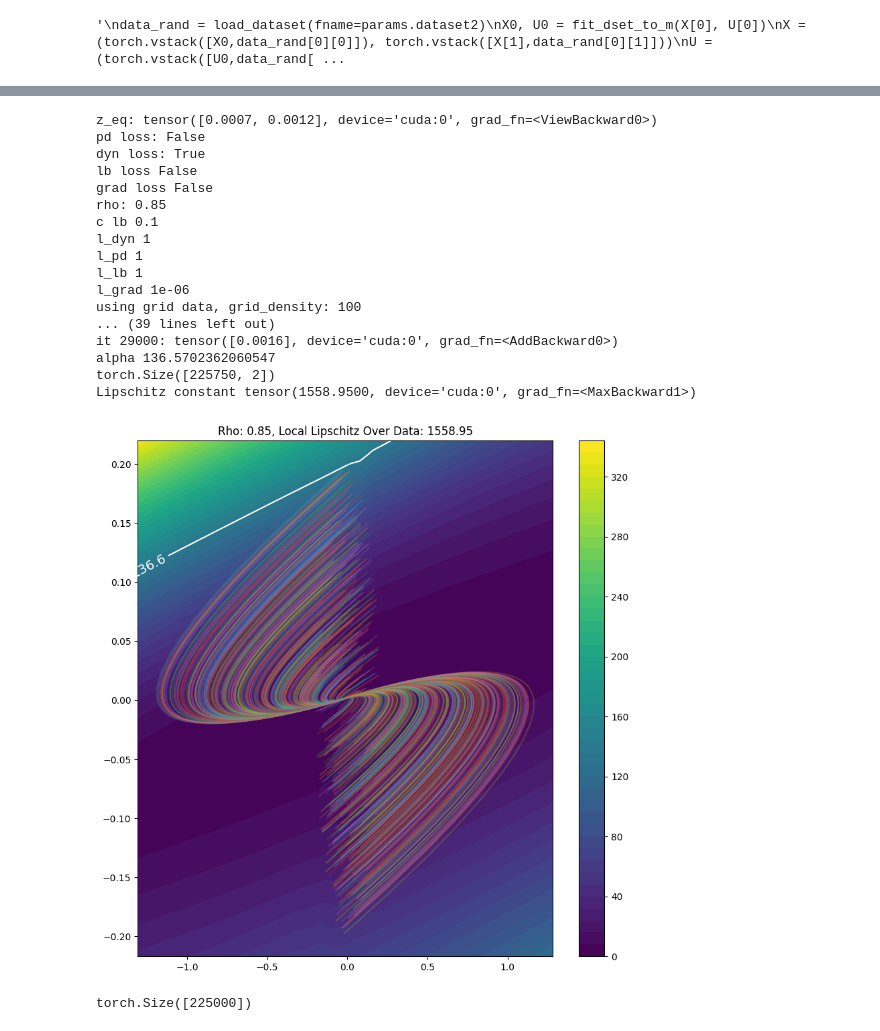
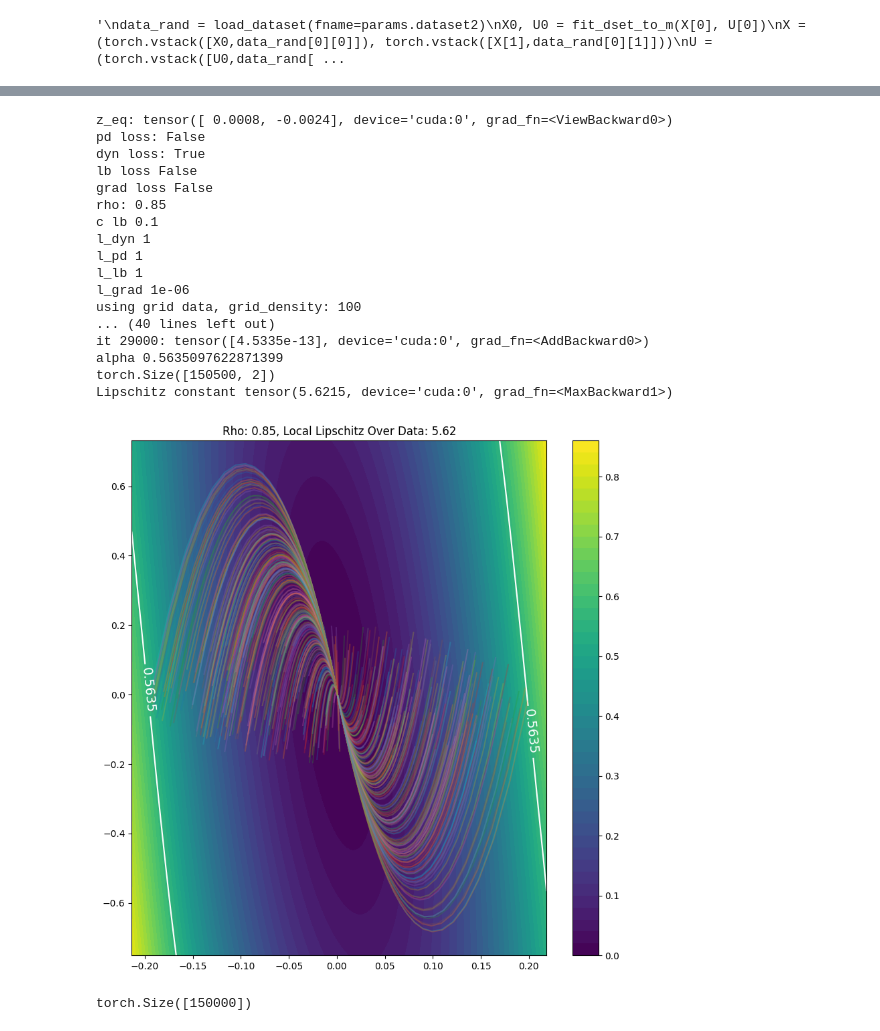
Before and after one commit to paullutkus/Latent-Representations-for-Control-Design-with-Provable-Stability-and-Safety-Guarantees, a Jupyter notebook: cartpole_lyapunov/interface3.ipynb, the cells around one changed output, grey strips where cells are left out. Cells and saved outputs as stored; diff of their text form; code cells hidden in the pictures.

Commit message:
begin final plot

```diff
--- a/cartpole_lyapunov/interface3.ipynb
+++ b/cartpole_lyapunov/interface3.ipynb
@@ -114,7 +158,8 @@ saving BASELINE.pkl
 #name = 'fwd_penalty_exp_2'
 #name = 'nontrivial_3'
 #name = 'fwd_penalty_exp_3'
-name = 'BASELINE'
+#name = 'BASELINE'
+name = 'reduced_range'
 exp = load_experiment(name)
 plot_experiment_new(exp)
 # %% [output]
@@ -128,5 +173,5 @@ plot_experiment_new(exp)
 # %%
-config_idx = 2#2
+config_idx = 0#2
 run_idx = 0#1
 #best_model_idx = np.argmax(exp['completion_rate'][config_idx][1][run_idx])
 #best_model_idx = np.argmin(exp['gamma'][config_idx][1][run_idx])
@@ -236,7 +252,7 @@ r_test = r #1e-3 #5e-3
 rz_init = 0.2 # BEST 0.2 0.2 #0.1 #0.02 #0.080 #0.005
 #rx_init = rz_init
 #rz_proj_init = 0.06
-n_traj = 750 #500 #3000 #250 350 1000
+n_traj = 500 #500 #3000 #250 350 1000
 T = 300
 b = ae.encode(torch.tensor(4*[0.,])).cpu().detach().numpy()
 
@@ -276,37 +296,37 @@ gamma backward 0.57498765
 # %%
 ###############################
 ### Learn Lyapunov Function ###
 ###############################
 
 from controls import mlp_lyapunov, mlp_lyapunov_reparam
 from experiments import load_experiment
 from theorem_tools import plot_violation, plot_figure
 
+#z_eq = torch.tensor([0.,0.]).float()
 z_eq = ae.encode(torch.tensor([0.,0.,0.,0]).float())
-#z_eq = torch.tensor([0.,0.]).float()
 print("z_eq:", z_eq)
 rho = 0.85 #0.85 #0.80 #0.75
 features = 256
-parameterization = "ellipse" #"ellipse"
+parameterization = "general" #"ellipse"
 V, rho, alpha, lip = mlp_lyapunov_reparam(z_data, epochs=int(3e4), lr=2e-4, grid_dens=100, rho=rho, z_eq=z_eq, parameterization=parameterization, features=256) #ep 0.5e4
 plot_violation(V, rho, torch.tensor(z_data), ae, lip.item(), gamma_fwd, alpha/6, plot_contours=False)
 # %% [output]
-z_eq: tensor([0.0007, 0.0012], device='cuda:0', grad_fn=<ViewBackward0>)
+z_eq: tensor([ 0.0008, -0.0024], device='cuda:0', grad_fn=<ViewBackward0>)
 pd loss: False
 dyn loss: True
 lb loss False
 grad loss False
 rho: 0.85
 c lb 0.1
 l_dyn 1
 l_pd 1
 l_lb 1
 l_grad 1e-06
 using grid data, grid_density: 100
-... (39 lines left out)
-it 29000: tensor([0.0016], device='cuda:0', grad_fn=<AddBackward0>)
-alpha 136.5702362060547
-torch.Size([225750, 2])
-Lipschitz constant tensor(1558.9500, device='cuda:0', grad_fn=<MaxBackward1>)
+... (40 lines left out)
+it 29000: tensor([4.5335e-13], device='cuda:0', grad_fn=<AddBackward0>)
+alpha 0.5635097622871399
+torch.Size([150500, 2])
+Lipschitz constant tensor(5.6215, device='cuda:0', grad_fn=<MaxBackward1>)
-[figure, old version]
+[figure, new version]
-torch.Size([225000])
+torch.Size([150000])
```
Also changed, not shown: parts of 15 cells of this notebook, 6 other files.
